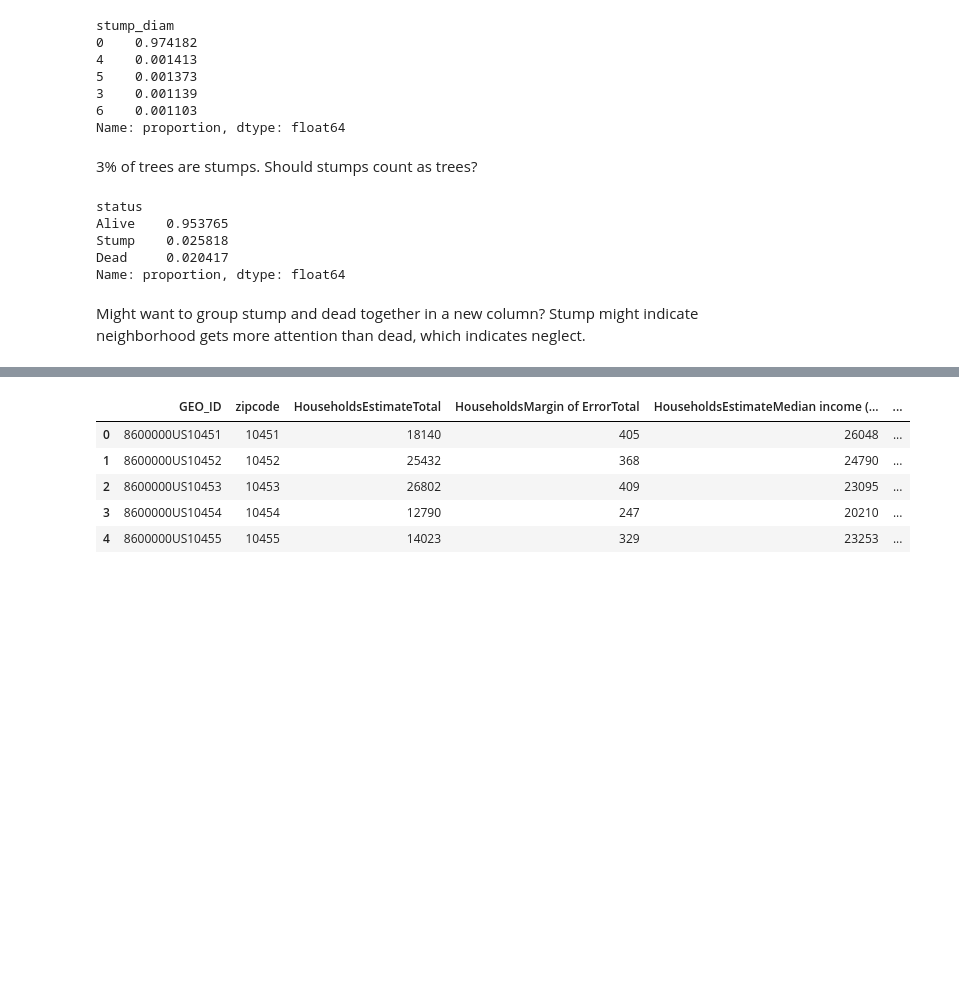
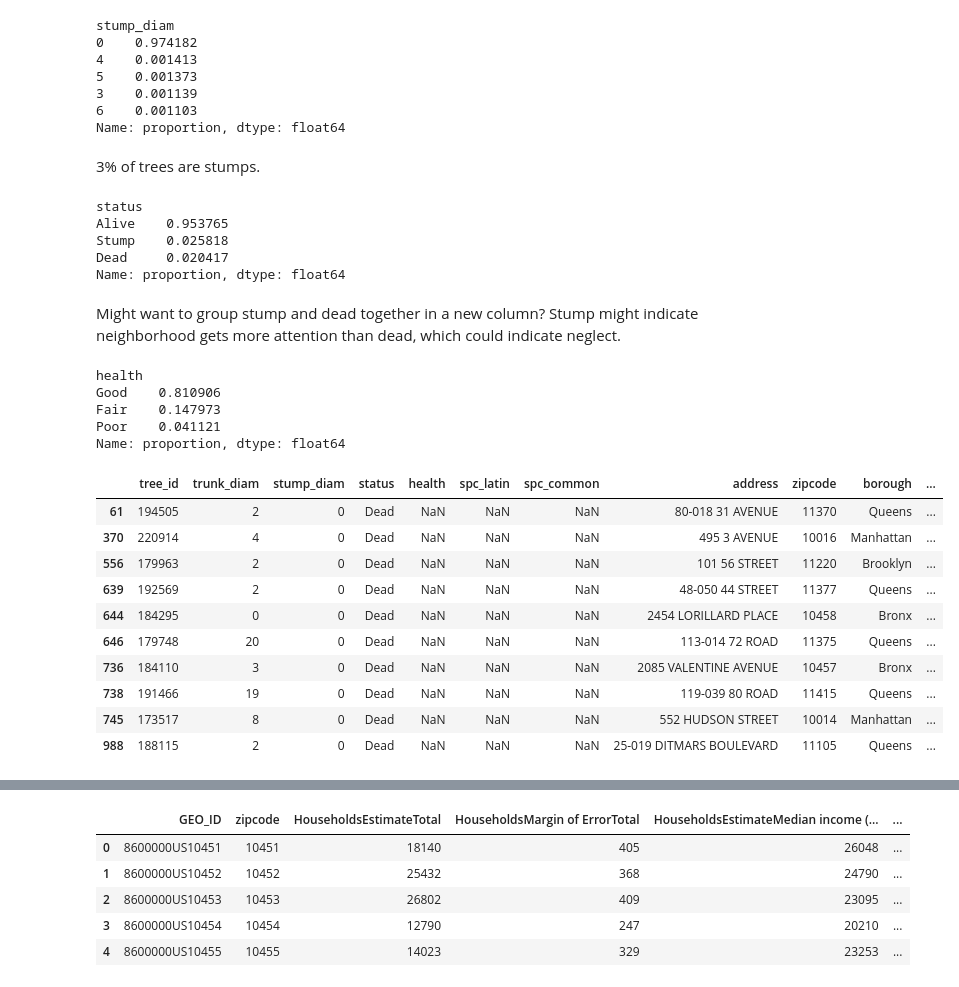
Before and after one commit to matthewtomalley/NYC-Trees-and-Income, a Jupyter notebook: eda.ipynb, the cells around one changed output, grey strips where cells are left out. Saved outputs shown, nothing was run; the diff lists cells and outputs as text; code cells hidden in the pictures; blank space fills up the shorter version.

```diff
--- a/eda.ipynb
+++ b/eda.ipynb
@@ -162,7 +156,6 @@ stump_diam
 Name: proportion, dtype: float64
 # %% [markdown]
 3% of trees are stumps.
-Should stumps count as trees?
 # %%
 trees['status'].value_counts(normalize=True)
 # %% [output]
@@ -173,4 +166,29 @@ Dead     0.020417
 Name: proportion, dtype: float64
 # %% [markdown]
 Might want to group stump and dead together in a new column?
-Stump might indicate neighborhood gets more attention than dead, which indicates neglect.
+Stump might indicate neighborhood gets more attention than dead, which could indicate neglect.
+# %%
+# What does the health column say when a tree is dead or stump?
+
+trees['health'].value_counts(normalize=True)
+# %% [output]
+health
+Good    0.810906
+Fair    0.147973
+Poor    0.041121
+Name: proportion, dtype: float64
+# %%
+dead = trees[trees['status'] == 'Dead']
+dead.head(10)
+# %% [output]
+|  | tree_id | trunk_diam | stump_diam | status | health | spc_latin | spc_common | address | zipcode | borough | ... |
+| 61 | 194505 | 2 | 0 | Dead | NaN | NaN | NaN | 80-018 31 AVENUE | 11370 | Queens | ... |
+| 370 | 220914 | 4 | 0 | Dead | NaN | NaN | NaN | 495 3 AVENUE | 10016 | Manhattan | ... |
+| 556 | 179963 | 2 | 0 | Dead | NaN | NaN | NaN | 101 56 STREET | 11220 | Brooklyn | ... |
+| 639 | 192569 | 2 | 0 | Dead | NaN | NaN | NaN | 48-050 44 STREET | 11377 | Queens | ... |
+| 644 | 184295 | 0 | 0 | Dead | NaN | NaN | NaN | 2454 LORILLARD PLACE | 10458 | Bronx | ... |
+| 646 | 179748 | 20 | 0 | Dead | NaN | NaN | NaN | 113-014 72 ROAD | 11375 | Queens | ... |
+| 736 | 184110 | 3 | 0 | Dead | NaN | NaN | NaN | 2085 VALENTINE AVENUE | 10457 | Bronx | ... |
+| 738 | 191466 | 19 | 0 | Dead | NaN | NaN | NaN | 119-039 80 ROAD | 11415 | Queens | ... |
+| 745 | 173517 | 8 | 0 | Dead | NaN | NaN | NaN | 552 HUDSON STREET | 10014 | Manhattan | ... |
+| 988 | 188115 | 2 | 0 | Dead | NaN | NaN | NaN | 25-019 DITMARS BOULEVARD | 11105 | Queens | ... |
```
Also changed, not shown: parts of 19 cells of this notebook, 1 other file.
